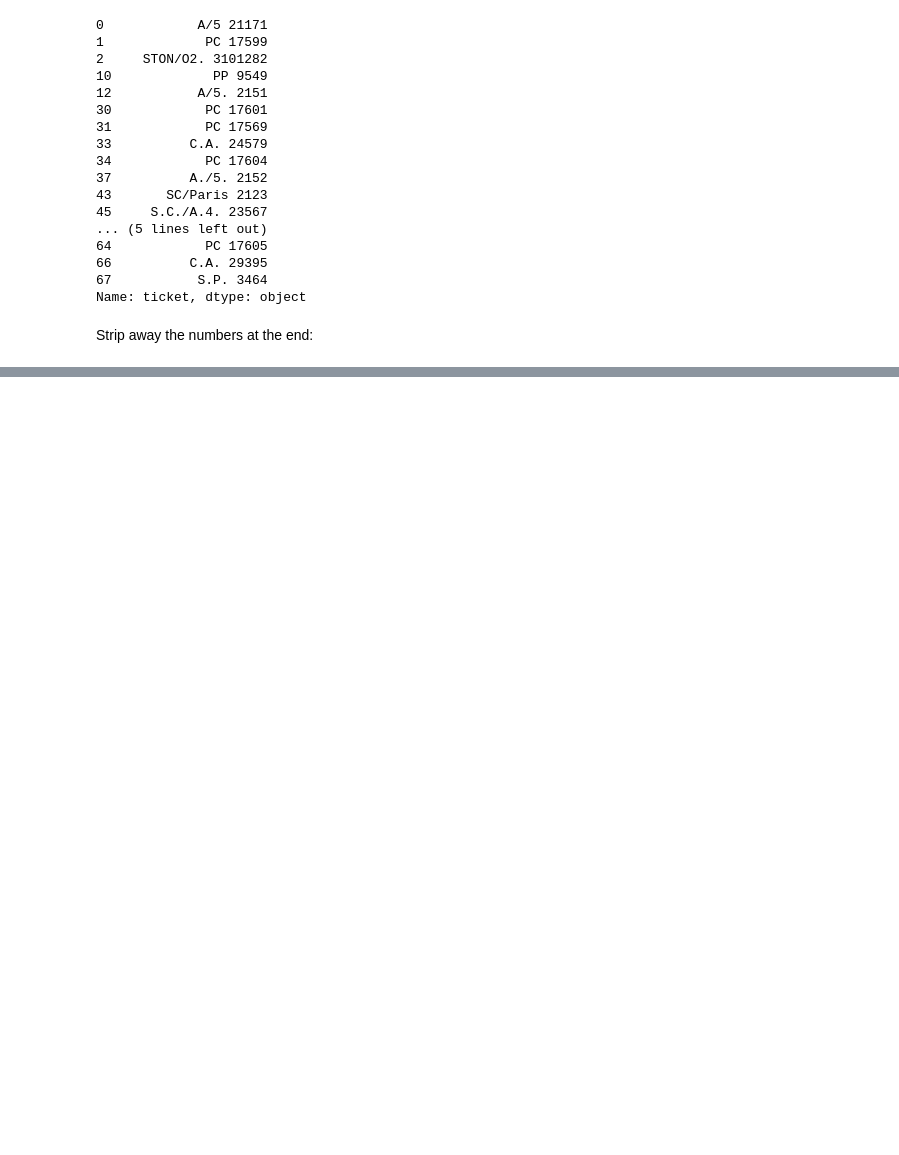
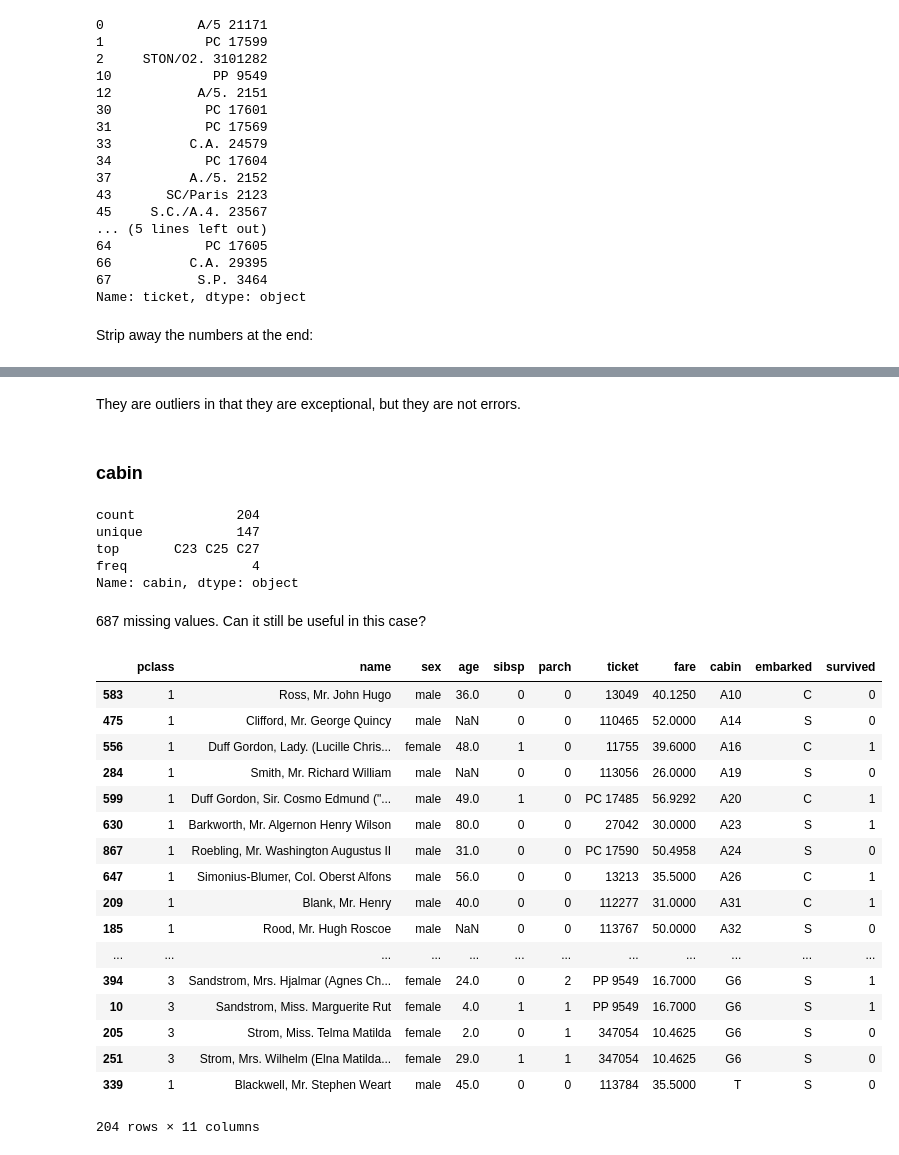
Before and after one commit to chris-leonard/kaggle_titanic, a Jupyter notebook: exploratory_analysis.ipynb, the cells around one changed output, grey strips where cells are left out. Drawn from its saved outputs; the diff is of its cells as text; code cells hidden in the pictures; blank space fills up the shorter version.

```diff
--- a/exploratory_analysis.ipynb
+++ b/exploratory_analysis.ipynb
@@ -301,0 +554,35 @@ Name: ticket, dtype: int64
+# %% [markdown]
+They are outliers in that they are exceptional, but they are not errors.
+# %% [markdown]
+### cabin
+# %%
+train.cabin.describe()
+# %% [output]
+count             204
+unique            147
+top       C23 C25 C27
+freq                4
+Name: cabin, dtype: object
+# %% [markdown]
+687 missing values. Can it still be useful in this case?
+# %%
+train[~train.cabin.isna()].sort_values(by = ['cabin'])
+# %% [output]
+|  | pclass | name | sex | age | sibsp | parch | ticket | fare | cabin | embarked | survived |
+| 583 | 1 | Ross, Mr. John Hugo | male | 36.0 | 0 | 0 | 13049 | 40.1250 | A10 | C | 0 |
+| 475 | 1 | Clifford, Mr. George Quincy | male | NaN | 0 | 0 | 110465 | 52.0000 | A14 | S | 0 |
+| 556 | 1 | Duff Gordon, Lady. (Lucille Chris... | female | 48.0 | 1 | 0 | 11755 | 39.6000 | A16 | C | 1 |
+| 284 | 1 | Smith, Mr. Richard William | male | NaN | 0 | 0 | 113056 | 26.0000 | A19 | S | 0 |
+| 599 | 1 | Duff Gordon, Sir. Cosmo Edmund ("... | male | 49.0 | 1 | 0 | PC 17485 | 56.9292 | A20 | C | 1 |
+| 630 | 1 | Barkworth, Mr. Algernon Henry Wilson | male | 80.0 | 0 | 0 | 27042 | 30.0000 | A23 | S | 1 |
+| 867 | 1 | Roebling, Mr. Washington Augustus II | male | 31.0 | 0 | 0 | PC 17590 | 50.4958 | A24 | S | 0 |
+| 647 | 1 | Simonius-Blumer, Col. Oberst Alfons | male | 56.0 | 0 | 0 | 13213 | 35.5000 | A26 | C | 1 |
+| 209 | 1 | Blank, Mr. Henry | male | 40.0 | 0 | 0 | 112277 | 31.0000 | A31 | C | 1 |
+| 185 | 1 | Rood, Mr. Hugh Roscoe | male | NaN | 0 | 0 | 113767 | 50.0000 | A32 | S | 0 |
+| ... | ... | ... | ... | ... | ... | ... | ... | ... | ... | ... | ... |
+| 394 | 3 | Sandstrom, Mrs. Hjalmar (Agnes Ch... | female | 24.0 | 0 | 2 | PP 9549 | 16.7000 | G6 | S | 1 |
+| 10 | 3 | Sandstrom, Miss. Marguerite Rut | female | 4.0 | 1 | 1 | PP 9549 | 16.7000 | G6 | S | 1 |
+| 205 | 3 | Strom, Miss. Telma Matilda | female | 2.0 | 0 | 1 | 347054 | 10.4625 | G6 | S | 0 |
+| 251 | 3 | Strom, Mrs. Wilhelm (Elna Matilda... | female | 29.0 | 1 | 1 | 347054 | 10.4625 | G6 | S | 0 |
+| 339 | 1 | Blackwell, Mr. Stephen Weart | male | 45.0 | 0 | 0 | 113784 | 35.5000 | T | S | 0 |
+204 rows × 11 columns
```
Also changed, not shown: parts of 56 cells of this notebook.
